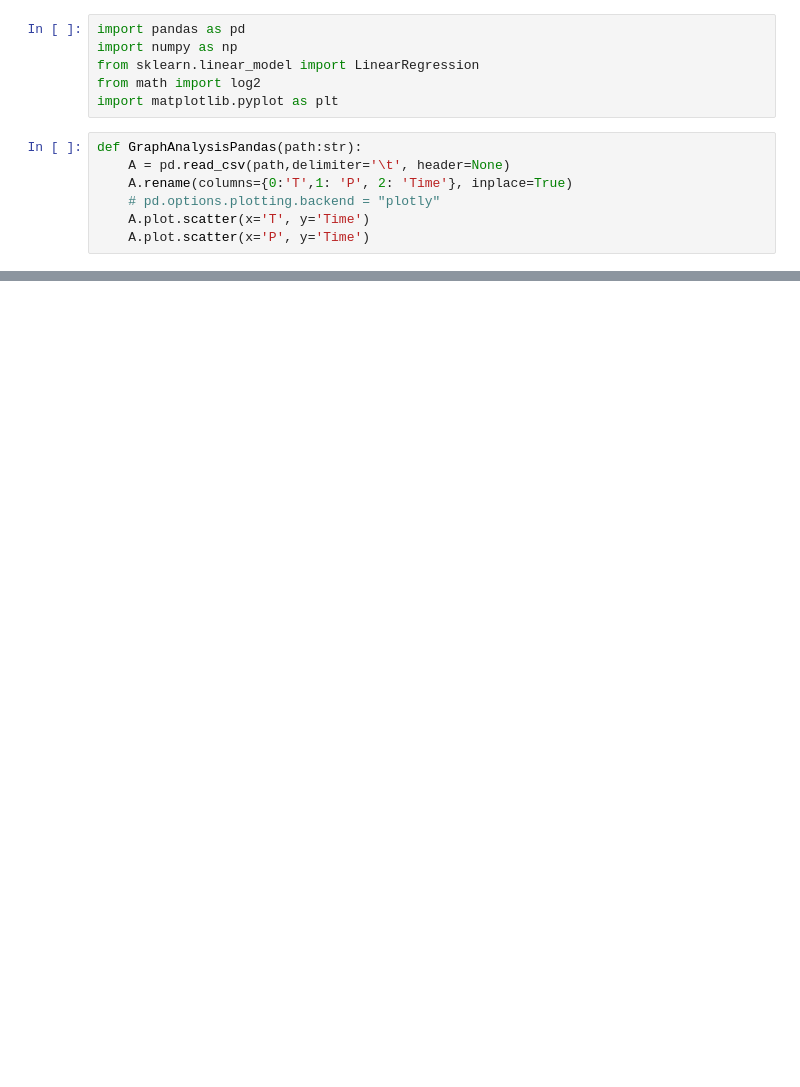
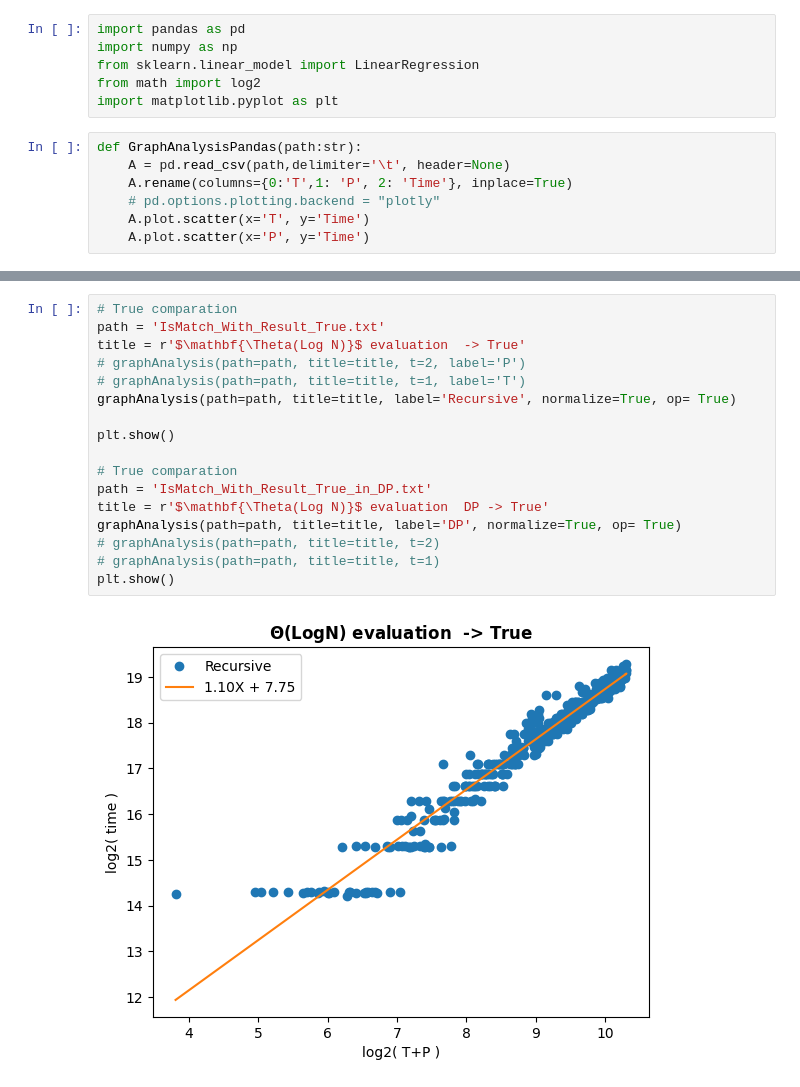
Before and after one commit to HenrickyL/PAA, a Jupyter notebook: Trabalho/main/test.ipynb, the cells around one changed output, grey strips where cells are left out. Cells and saved outputs as stored; diff of their text form; blank space fills up the shorter version.

```diff
--- a/Trabalho/main/test.ipynb
+++ b/Trabalho/main/test.ipynb
@@ -55 +83,20 @@ def graphAnalysis(path:str, label:str = None, title:str = None, normalize:bool =
     # plt.show()
+# %%
+# True comparation
+path = 'IsMatch_With_Result_True.txt'
+title = r'$\mathbf{\Theta(Log N)}$ evaluation  -> True'
+# graphAnalysis(path=path, title=title, t=2, label='P')
+# graphAnalysis(path=path, title=title, t=1, label='T')
+graphAnalysis(path=path, title=title, label='Recursive', normalize=True, op= True)
+
+plt.show()
+
+# True comparation
+path = 'IsMatch_With_Result_True_in_DP.txt'
+title = r'$\mathbf{\Theta(Log N)}$ evaluation  DP -> True'
+graphAnalysis(path=path, title=title, label='DP', normalize=True, op= True)
+# graphAnalysis(path=path, title=title, t=2)
+# graphAnalysis(path=path, title=title, t=1)
+plt.show()
+# %% [output]
+[figure, added]
```
Also changed, not shown: parts of 6 cells of this notebook, 21 other files.
